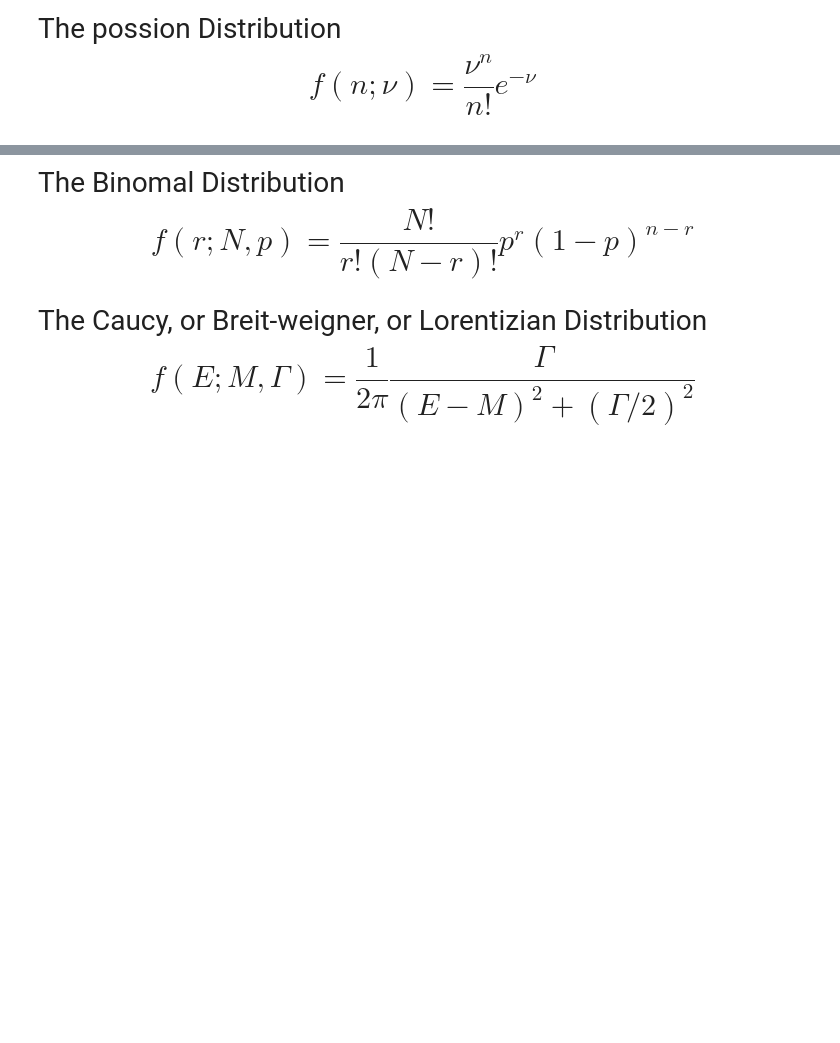
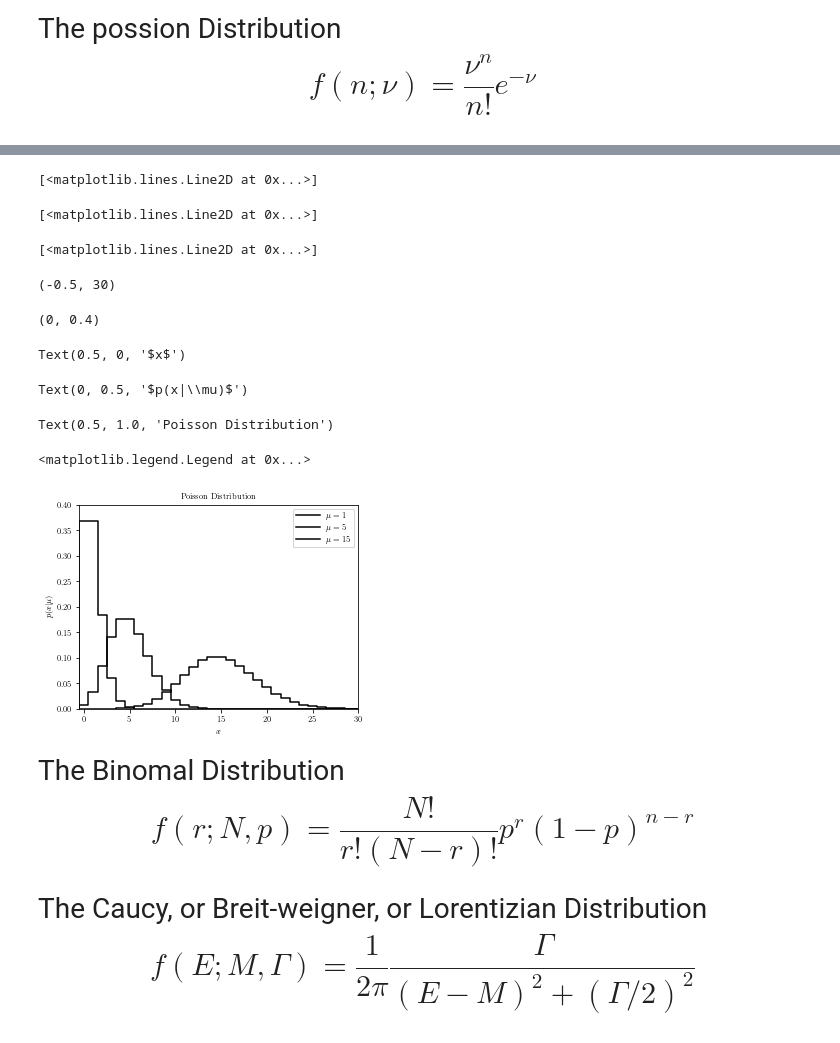
Before and after one commit to ComplicatedPhenomenon/IPython_training, a Jupyter notebook: SciPy/scipy/statisticalPackage.ipynb, the cells around one changed output, grey strips where cells are left out. Cells and saved outputs as stored; diff of their text form; code cells hidden in the pictures; blank space fills up the shorter version.

```diff
--- a/SciPy/scipy/statisticalPackage.ipynb
+++ b/SciPy/scipy/statisticalPackage.ipynb
@@ -122,3 +169,67 @@ $$f(n;\nu)=\frac{\nu^n}{n!}e^{-\nu}$$
+# %%
+# Author: Jake VanderPlas
+# License: BSD
+#   The figure produced by this code is published in the textbook
+#   "Statistics, Data Mining, and Machine Learning in Astronomy" (2013)
+#   For more information, see http://astroML.github.com
+#   To report a bug or issue, use the following forum:
+#    https://groups.google.com/forum/#!forum/astroml-general
+from scipy.stats import poisson
+
+
+#----------------------------------------------------------------------
+# This function adjusts matplotlib settings for a uniform feel in the textbook.
+# Note that with usetex=True, fonts are rendered with LaTeX.  This may
+# result in an error if LaTeX is not installed on your system.  In that case,
+# you can set usetex to False.
+from astroML.plotting import setup_text_plots
+setup_text_plots(fontsize=8, usetex=True)
+
+#------------------------------------------------------------
+# Define the distribution parameters to be plotted
+mu_values = [1, 5, 15]
+linestyles = ['-', '--', ':']
+
+#------------------------------------------------------------
+# plot the distributions
+#   we generate it using scipy.stats.poisson().  Once the distribution
+#   object is created, we have many options: for example
+#   - dist.pmf(x) evaluates the probability mass function in the case of
+#     discrete distributions.
+#   - dist.pdf(x) evaluates the probability density function for
+#   evaluates
+fig, ax = plt.subplots(figsize=(5, 3.75))
+
+for mu, ls in zip(mu_values, linestyles):
+    # create a poisson distribution
+    # we could generate a random sample from this distribution using, e.g.
+    #   rand = dist.rvs(1000)
+    dist = poisson(mu)
+    x = np.arange(-1, 200)
+
+    plt.plot(x, dist.pmf(x), ls=ls, color='black',
+             label=r'$\mu=%i$' % mu, linestyle='steps-mid')
+
+plt.xlim(-0.5, 30)
+plt.ylim(0, 0.4)
+
+plt.xlabel('$x$')
+plt.ylabel(r'$p(x|\mu)$')
+plt.title('Poisson Distribution')
+
+plt.legend()
+plt.show()
+# %% [output]
+[<matplotlib.lines.Line2D at 0x...>]
+[<matplotlib.lines.Line2D at 0x...>]
+[<matplotlib.lines.Line2D at 0x...>]
+(-0.5, 30)
+(0, 0.4)
+Text(0.5, 0, '$x$')
+Text(0, 0.5, '$p(x|\\mu)$')
+Text(0.5, 1.0, 'Poisson Distribution')
+<matplotlib.legend.Legend at 0x...>
+[figure, added]
 # %% [markdown]
 <span style="font-family: Cosmic Sans MS; font-size:2em">
 The Binomal Distribution
```
Also changed, not shown: parts of 13 cells of this notebook, 10 other files.
